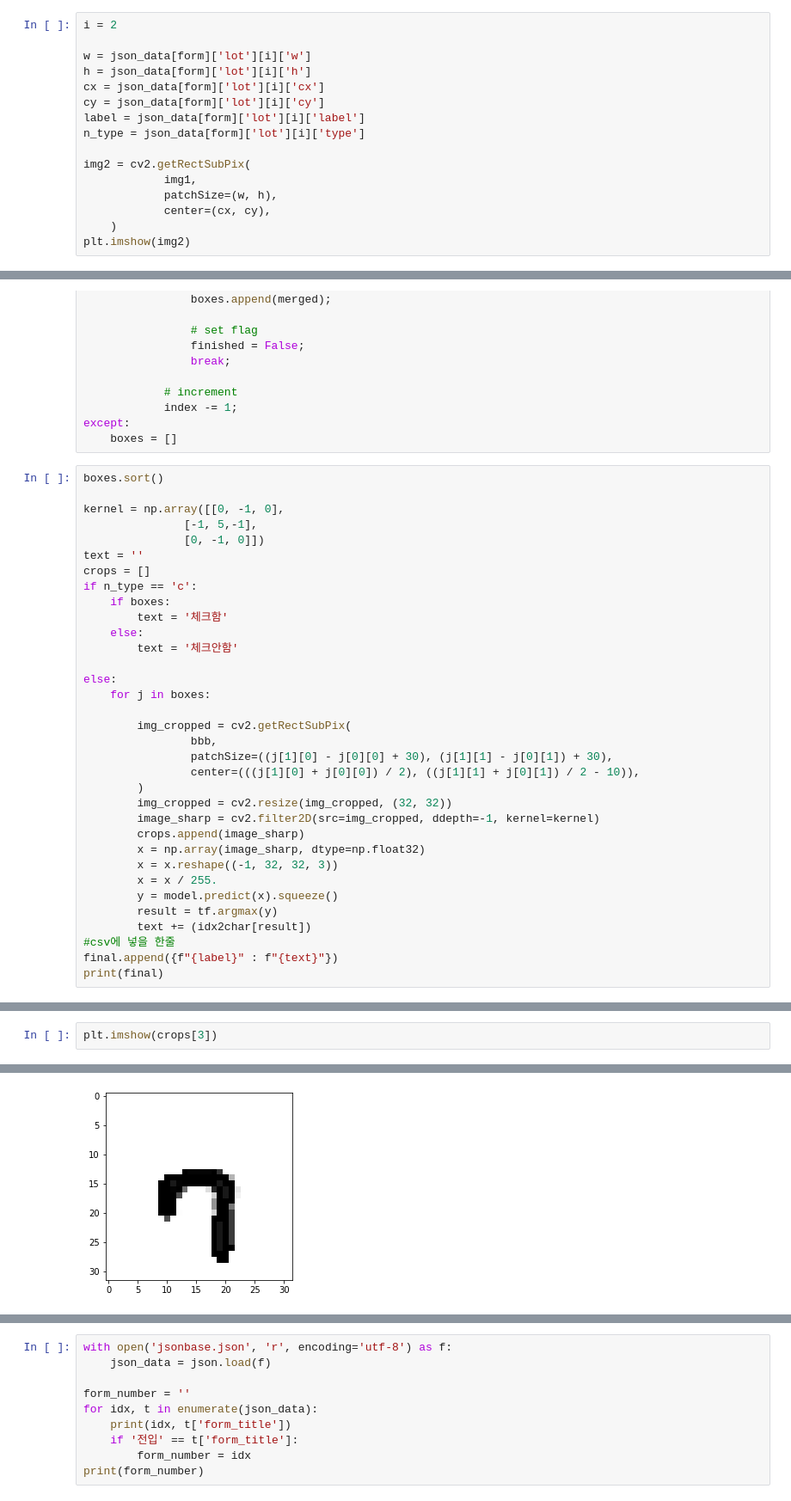
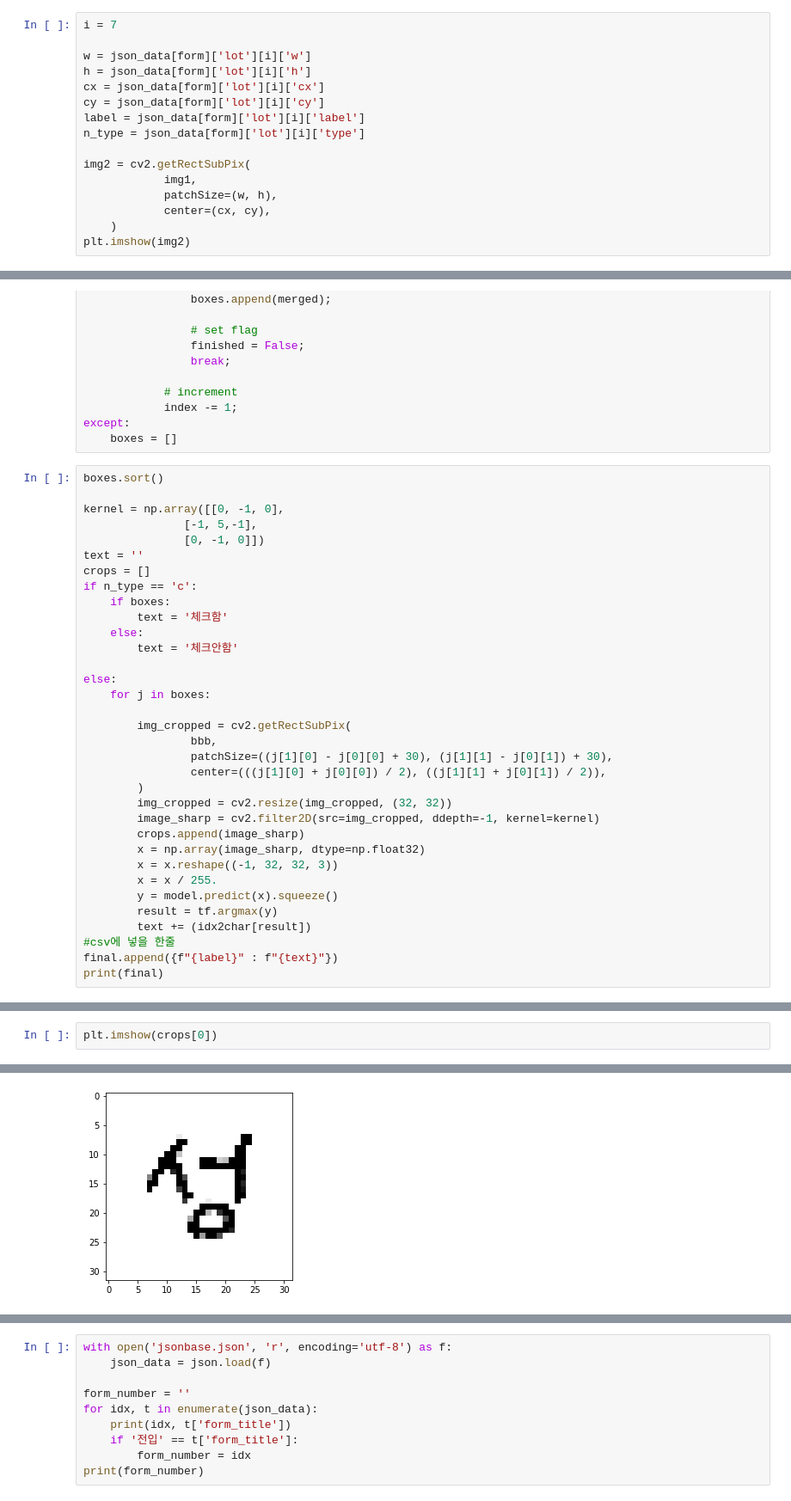
Before and after one commit to RockhoRockho/FG_Vision, a Jupyter notebook: vision.ipynb, the cells around one changed output, grey strips where cells are left out. Shown: that part at 86% size. Cells and saved outputs as stored; diff of their text form.

```diff
--- a/vision.ipynb
+++ b/vision.ipynb
@@ -60,7 +60,7 @@ plt.imshow(img1)
 <matplotlib.image.AxesImage at 0x...>
 [figure]
 # %%
-i = 2
+i = 7
 
 w = json_data[form]['lot'][i]['w']
 h = json_data[form]['lot'][i]['h']
@@ -228,7 +223,7 @@ else:
         img_cropped = cv2.getRectSubPix(
                 bbb,
                 patchSize=((j[1][0] - j[0][0] + 30), (j[1][1] - j[0][1]) + 30),
-                center=(((j[1][0] + j[0][0]) / 2), ((j[1][1] + j[0][1]) / 2 - 10)),
+                center=(((j[1][0] + j[0][0]) / 2), ((j[1][1] + j[0][1]) / 2)),
         )
         img_cropped = cv2.resize(img_cropped, (32, 32))
         image_sharp = cv2.filter2D(src=img_cropped, ddepth=-1, kernel=kernel)
@@ -258,8 +246,8 @@ print(final)
 # %%
-plt.imshow(crops[3])
+plt.imshow(crops[0])
 # %% [output]
 <matplotlib.image.AxesImage at 0x...>
-[figure, old version]
+[figure, new version]
 # %%
 from model import VGG_FeatureExtractor
 import sys, os
```
Also changed, not shown: parts of 5 cells of this notebook, 3 other files.
